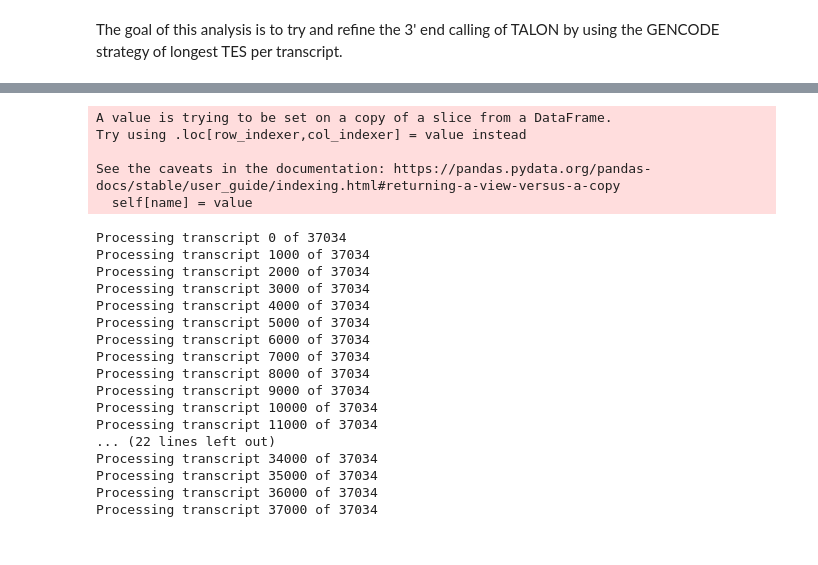
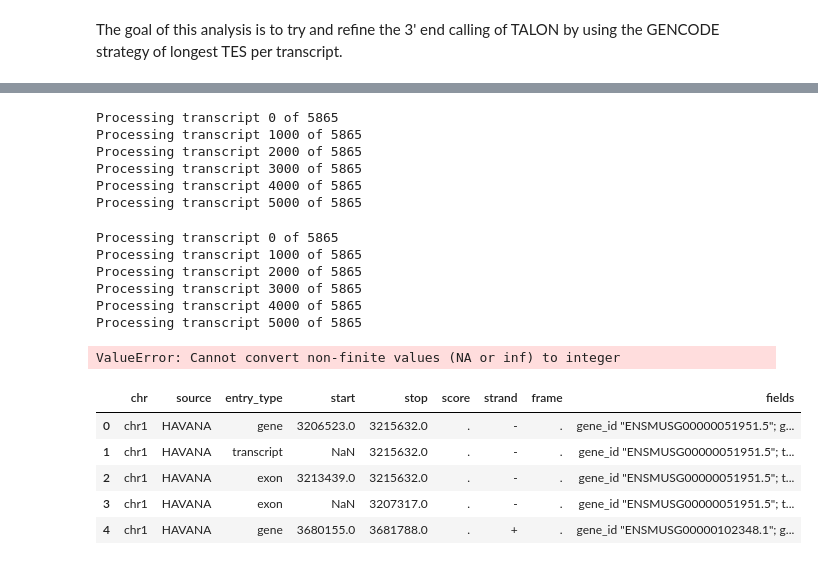
Before and after one commit to mortazavilab/TALON-paper-2020, a Jupyter notebook: TSS_and_TES/brain_tes/call_longest_tes.ipynb, the cells around one changed output, grey strips where cells are left out. Saved outputs shown, nothing was run; the diff lists cells and outputs as text; code cells hidden in the pictures.

```diff
--- a/TSS_and_TES/brain_tes/call_longest_tes.ipynb
+++ b/TSS_and_TES/brain_tes/call_longest_tes.ipynb
@@ -244,38 +259,46 @@ Processing transcript 37000 of 37457
+# %%
+cort_df = replace_gtf_end_coords(gtf, tes, 'mouse_brain_cortex', how='tes')
+# %% [output]
+Processing transcript 0 of 5865
+Processing transcript 1000 of 5865
+Processing transcript 2000 of 5865
+Processing transcript 3000 of 5865
+Processing transcript 4000 of 5865
+Processing transcript 5000 of 5865
 # %%
 # hippocampus
 annot = 'PacBio_Brain_talon_read_annot.tsv'
 gtf = 'mouse_brain_hippocampus_talon.gtf'
 
 tes = get_longest_ends(annot, how='tes', novelty='novel')
-df = replace_gtf_end_coords(gtf, tes, 'mouse_brain_hippocampus', how='tes')
-# %% [output]
-A value is trying to be set on a copy of a slice from a DataFrame.
-Try using .loc[row_indexer,col_indexer] = value instead
-
-See the caveats in the documentation: https://pandas.pydata.org/pandas-docs/stable/user_guide/indexing.html#returning-a-view-versus-a-copy
-  self[name] = value
-Processing transcript 0 of 37034
-Processing transcript 1000 of 37034
-Processing transcript 2000 of 37034
-Processing transcript 3000 of 37034
-Processing transcript 4000 of 37034
-Processing transcript 5000 of 37034
-Processing transcript 6000 of 37034
-Processing transcript 7000 of 37034
-Processing transcript 8000 of 37034
-Processing transcript 9000 of 37034
-Processing transcript 10000 of 37034
-Processing transcript 11000 of 37034
-... (22 lines left out)
-Processing transcript 34000 of 37034
-Processing transcript 35000 of 37034
-Processing transcript 36000 of 37034
-Processing transcript 37000 of 37034
+# %%
+hipp_df = replace_gtf_end_coords(gtf, tes, 'mouse_brain_hippocampus', how='tes')
+# %% [output]
+Processing transcript 0 of 5865
+Processing transcript 1000 of 5865
+Processing transcript 2000 of 5865
+Processing transcript 3000 of 5865
+Processing transcript 4000 of 5865
+Processing transcript 5000 of 5865
 # %%
-# fix stupid numbors
+# REEEEEEFROAMT
 gtf = 'mouse_brain_cortex_revised_tes.gtf'
 gtf_df = pd.read_csv(gtf, sep='\t', header=None, \
-            names=['chr', 'source', 'entry_type', \
-                   'start', 'stop', 'score', 'strand',\
-                   'frame', 'fields'])
-gtf_df
+                names=['chr', 'source', 'entry_type', \
+                       'start', 'stop', 'score', 'strand',\
+                       'frame', 'fields'], comment='#')
+gtf_df['start'] = gtf_df.start.astype('int')
+gtf_df['stop'] = gtf_df.stop.astype('int')
+fname = 'cortex_revised_tes.gtf'
+gtf_df.to_csv(fname, sep='\t', header=None, index=False, quoting=csv.QUOTE_NONE)
+# %% [output]
+ValueError: Cannot convert non-finite values (NA or inf) to integer
+# %%
+gtf_df.head()
+# %% [output]
+|  | chr | source | entry_type | start | stop | score | strand | frame | fields |
+| 0 | chr1 | HAVANA | gene | 3206523.0 | 3215632.0 | . | - | . | gene_id "ENSMUSG00000051951.5"; g... |
+| 1 | chr1 | HAVANA | transcript | NaN | 3215632.0 | . | - | . | gene_id "ENSMUSG00000051951.5"; t... |
+| 2 | chr1 | HAVANA | exon | 3213439.0 | 3215632.0 | . | - | . | gene_id "ENSMUSG00000051951.5"; t... |
+| 3 | chr1 | HAVANA | exon | NaN | 3207317.0 | . | - | . | gene_id "ENSMUSG00000051951.5"; t... |
+| 4 | chr1 | HAVANA | gene | 3680155.0 | 3681788.0 | . | + | . | gene_id "ENSMUSG00000102348.1"; g... |
```
Also changed, not shown: parts of 7 cells of this notebook.
